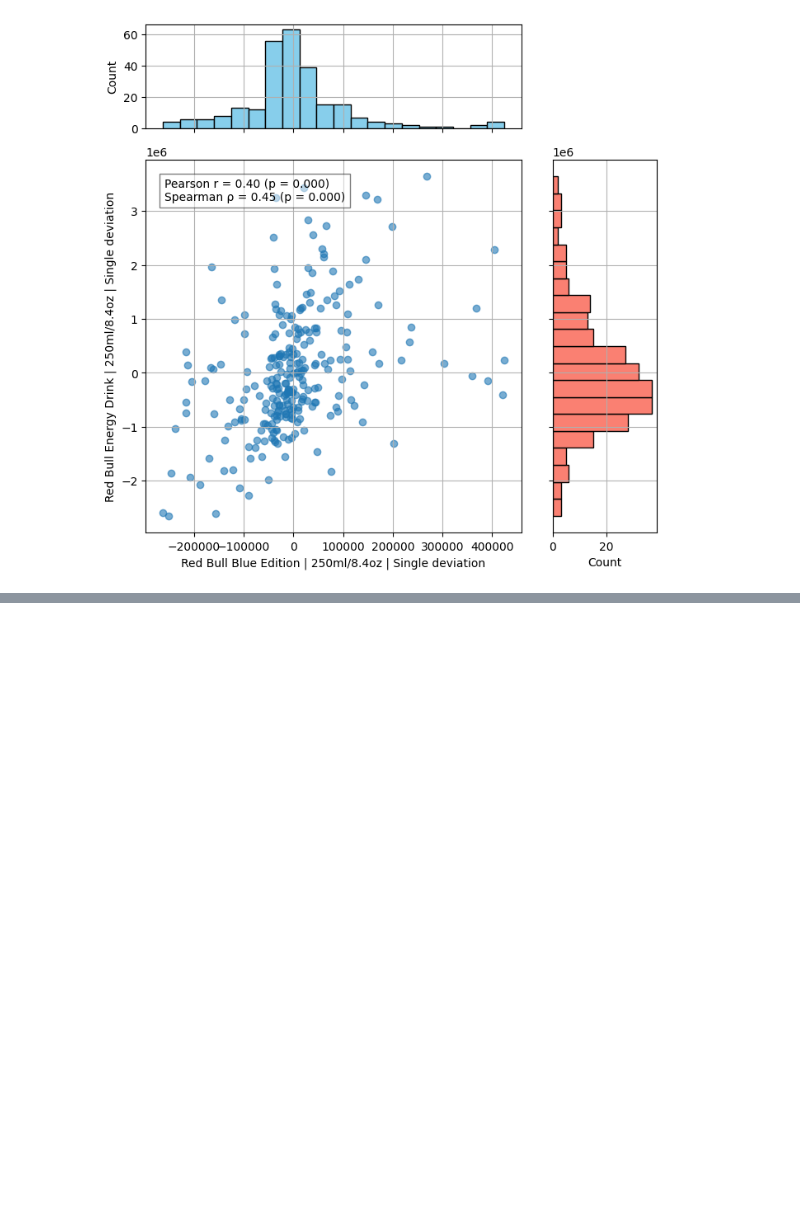
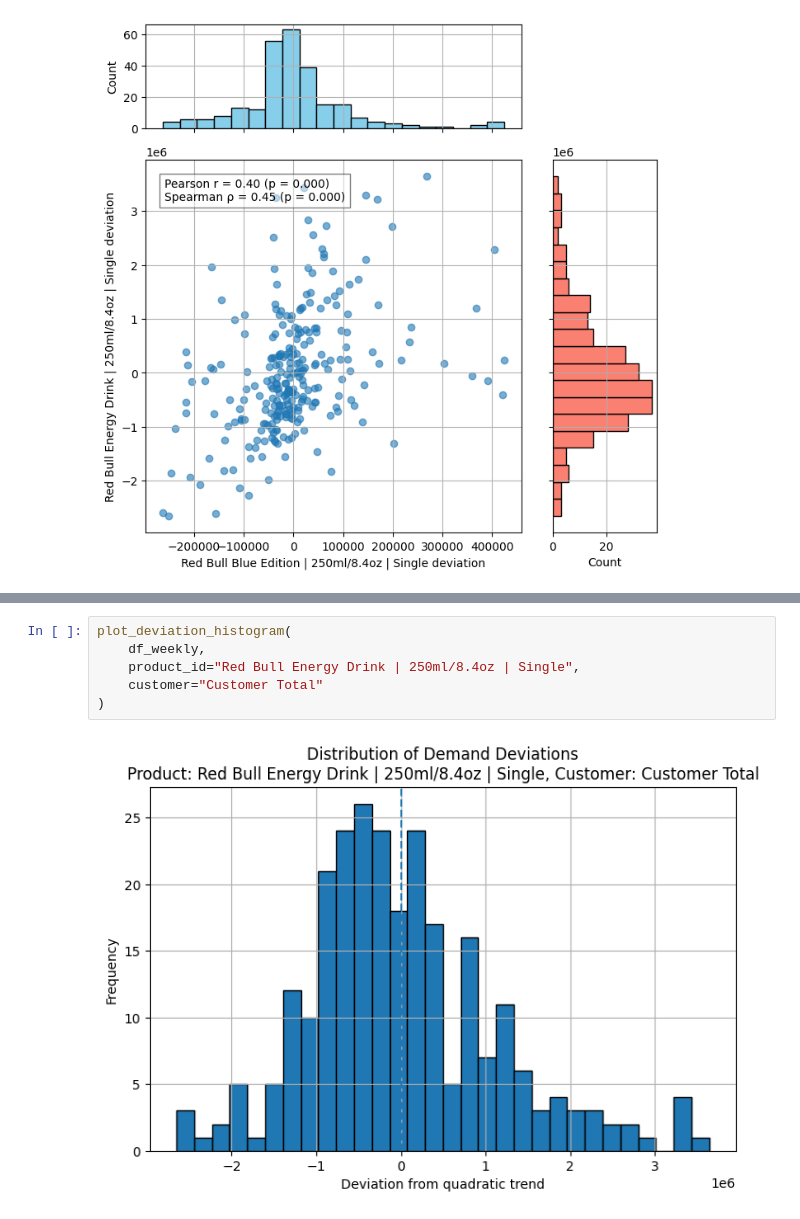
Before and after one commit to rainerwidmann/redbull_case_study, a Jupyter notebook: src/EDA.ipynb, the cells around one changed output, grey strips where cells are left out. Drawn from its saved outputs; the diff is of its cells as text; blank space fills up the shorter version.

```diff
--- a/src/EDA.ipynb
+++ b/src/EDA.ipynb
@@ -244,0 +308,8 @@ plot_weekly_deviation_with_histograms(
+# %%
+plot_deviation_histogram(
+    df_weekly,
+    product_id="Red Bull Energy Drink | 250ml/8.4oz | Single",
+    customer="Customer Total"
+)
+# %% [output]
+[figure, added]
```
Also changed, not shown: parts of 8 cells of this notebook, 3 other files.
